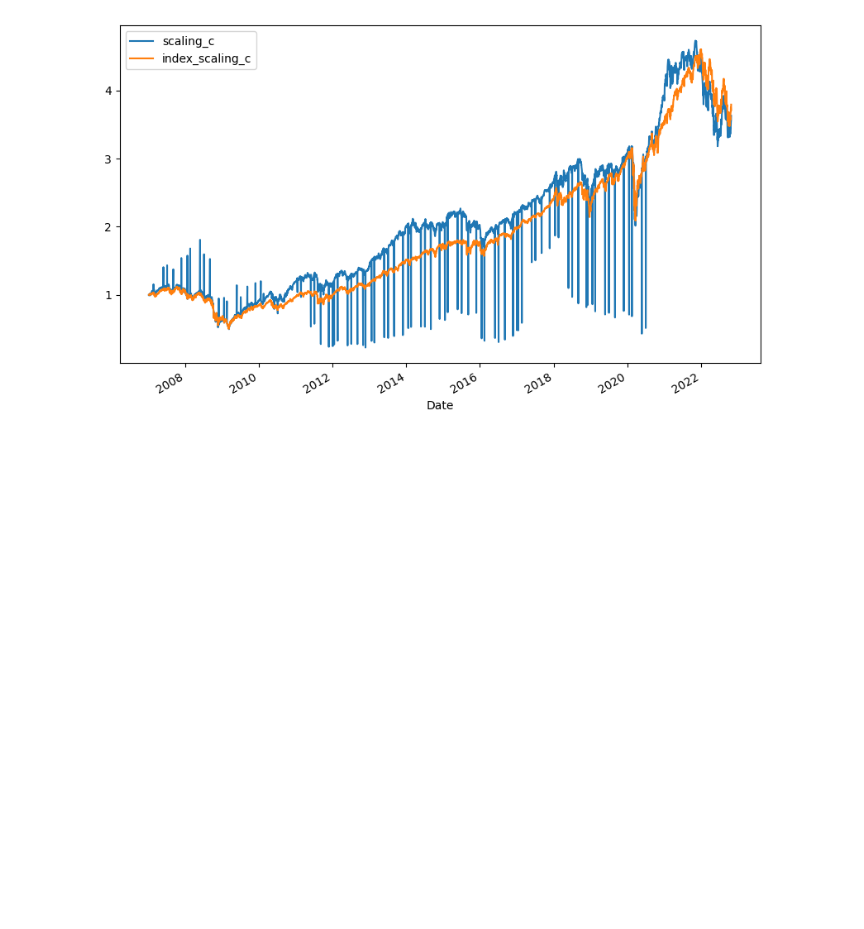
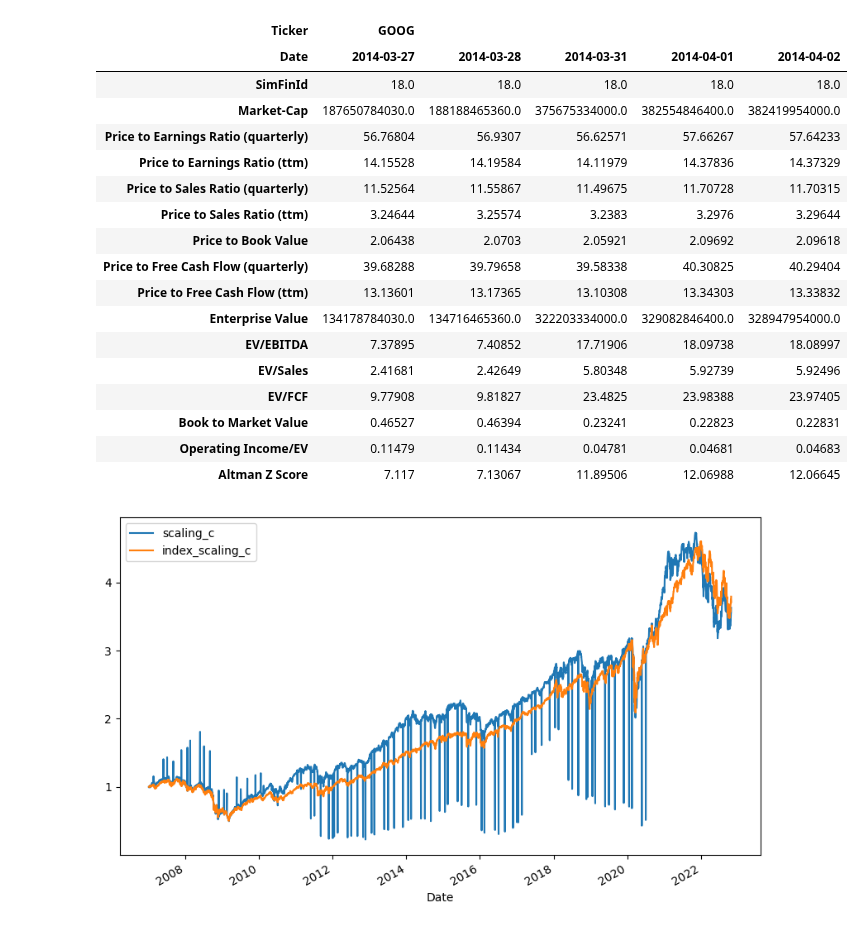
Before and after one commit to dllllb/finexp, a Jupyter notebook: basepred.ipynb, the cells around one changed output. Cells and saved outputs as stored; diff of their text form; code cells hidden in the pictures; blank space fills up the shorter version.

```diff
--- a/basepred.ipynb
+++ b/basepred.ipynb
@@ -3,6 +3,13 @@ import pandas as pd
 from pathlib import Path
 
 import fsspec
+
+pd.options.display.float_format = str
+
+# setup a profile in ~/.aws/credentials
+# [ycloud]
+# aws_access_key_id = AWS_ACCESS_KEY_ID
+# aws_secret_access_key = AWS_SECRET_ACCESS_KEY
 
 fs = fsspec.filesystem(
     'filecache',
@@ -16 +40,22 @@ fs = fsspec.filesystem(
+# %%
+dsp.head().T
+# %% [output]
+| Ticker | GOOG |  |  |  |  |
+| Date | 2014-03-27 | 2014-03-28 | 2014-03-31 | 2014-04-01 | 2014-04-02 |
+| SimFinId | 18.0 | 18.0 | 18.0 | 18.0 | 18.0 |
+| Market-Cap | 187650784030.0 | 188188465360.0 | 375675334000.0 | 382554846400.0 | 382419954000.0 |
+| Price to Earnings Ratio (quarterly) | 56.76804 | 56.9307 | 56.62571 | 57.66267 | 57.64233 |
+| Price to Earnings Ratio (ttm) | 14.15528 | 14.19584 | 14.11979 | 14.37836 | 14.37329 |
+| Price to Sales Ratio (quarterly) | 11.52564 | 11.55867 | 11.49675 | 11.70728 | 11.70315 |
+| Price to Sales Ratio (ttm) | 3.24644 | 3.25574 | 3.2383 | 3.2976 | 3.29644 |
+| Price to Book Value | 2.06438 | 2.0703 | 2.05921 | 2.09692 | 2.09618 |
+| Price to Free Cash Flow (quarterly) | 39.68288 | 39.79658 | 39.58338 | 40.30825 | 40.29404 |
+| Price to Free Cash Flow (ttm) | 13.13601 | 13.17365 | 13.10308 | 13.34303 | 13.33832 |
+| Enterprise Value | 134178784030.0 | 134716465360.0 | 322203334000.0 | 329082846400.0 | 328947954000.0 |
+| EV/EBITDA | 7.37895 | 7.40852 | 17.71906 | 18.09738 | 18.08997 |
+| EV/Sales | 2.41681 | 2.42649 | 5.80348 | 5.92739 | 5.92496 |
+| EV/FCF | 9.77908 | 9.81827 | 23.4825 | 23.98388 | 23.97405 |
+| Book to Market Value | 0.46527 | 0.46394 | 0.23241 | 0.22823 | 0.22831 |
+| Operating Income/EV | 0.11479 | 0.11434 | 0.04781 | 0.04681 | 0.04683 |
+| Altman Z Score | 7.117 | 7.13067 | 11.89506 | 12.06988 | 12.06645 |
 # %%
```
Also changed, not shown: parts of 4 cells of this notebook.
